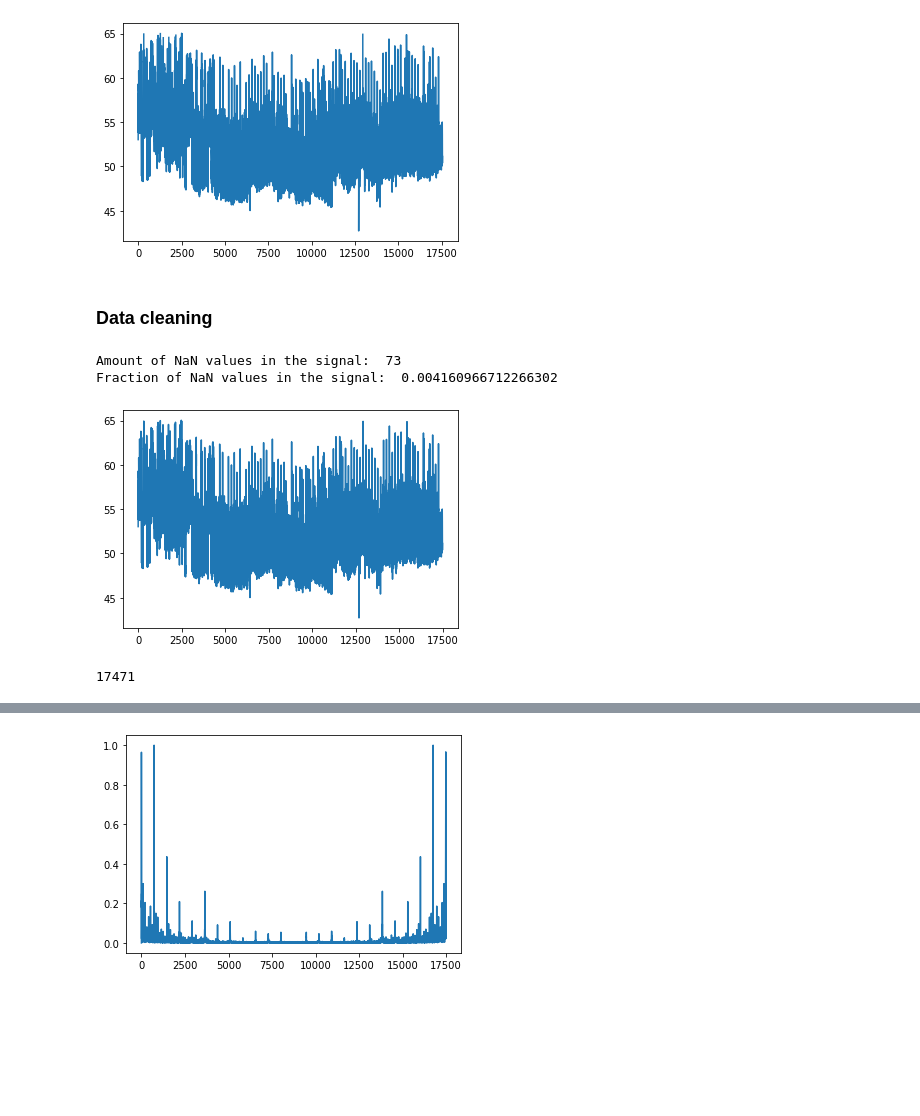
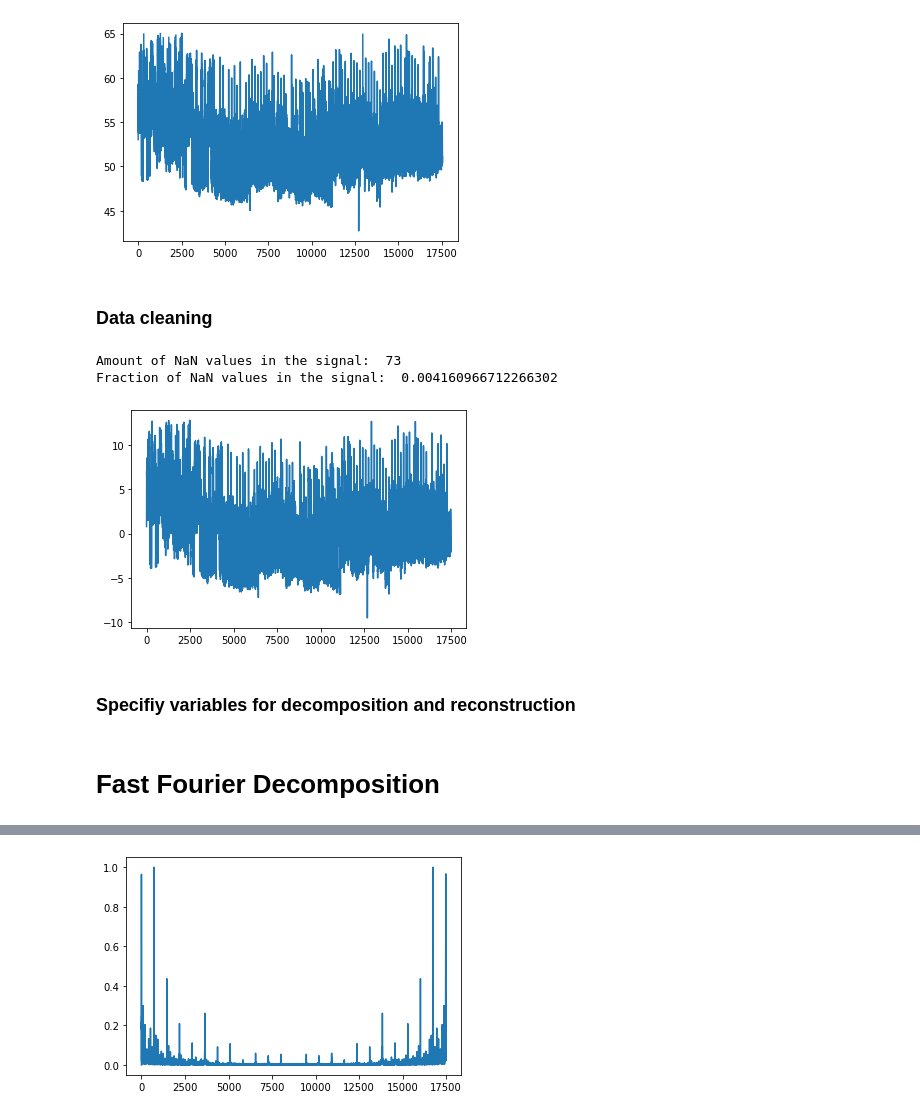
Before and after one commit to mdeppner/energy_demand_prediction_for_buildings, a Jupyter notebook: notebooks/Demand Prediction.ipynb, the cells around one changed output, grey strips where cells are left out. Drawn from its saved outputs; the diff is of its cells as text; code cells hidden in the pictures; blank space fills up the shorter version.

```diff
--- a/notebooks/Demand Prediction.ipynb
+++ b/notebooks/Demand Prediction.ipynb
@@ -306,8 +313,8 @@ plt.plot(poc_electricity['meter_reading'].to_numpy())
 plt.show()
 # %% [output]
 [figure]
-# %% [markdown]
-### Data cleaning
+# %% [markdown]
+### Data cleaning
 # %%
 # The raw metering data from the dataset
 raw_signal = poc_electricity['meter_reading'].to_numpy()
@@ -321,9 +328,14 @@ Fraction of NaN values in the signal:  0.004160966712266302
 # %%
 # Drop missing values as described in the provided notebook 10_Cleaned_dataset.ipyn of the repository
 poc_electricity_no_nans = poc_electricity.dropna()
-signal = poc_electricity_no_nans['meter_reading'].to_numpy()
+# Covnert the data into a numpy array and then center the data such that the values distributed around 0
+signal = center_function(poc_electricity_no_nans['meter_reading'].to_numpy())
+
+# Plot the signal
 plt.plot(signal)
 plt.show()
 # %% [output]
-[figure, old version]
+[figure, new version]
+# %% [markdown]
+### Specifiy variables for decomposition and reconstruction
 # %%
@@ -336,4 +352,2 @@ frequency_domain = np.linspace(0,1,int(datapoints/2))
-# %%
-input_points
-# %% [output]
-17471
+# %% [markdown]
+# Fast Fourier Decomposition
```
Also changed, not shown: parts of 24 cells of this notebook, 1 other file.
